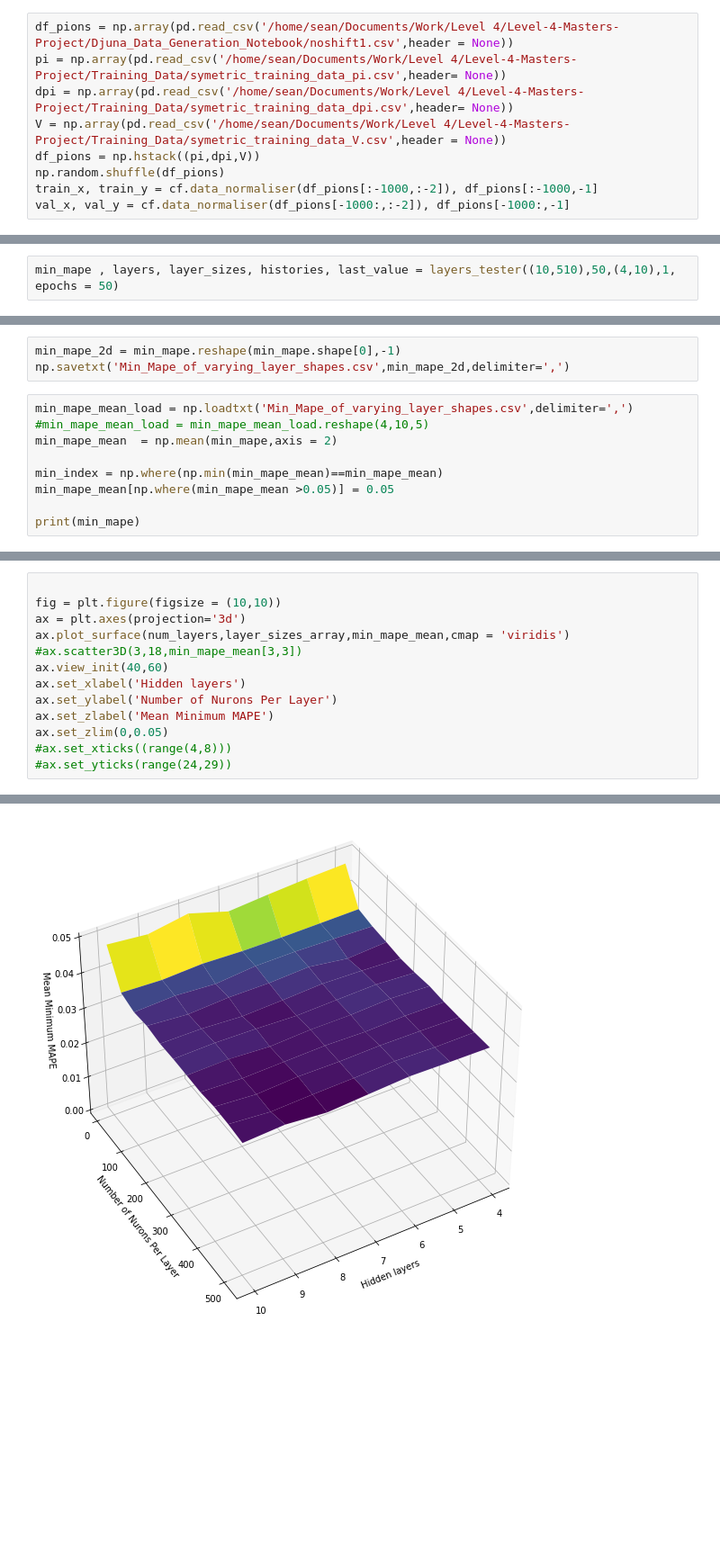
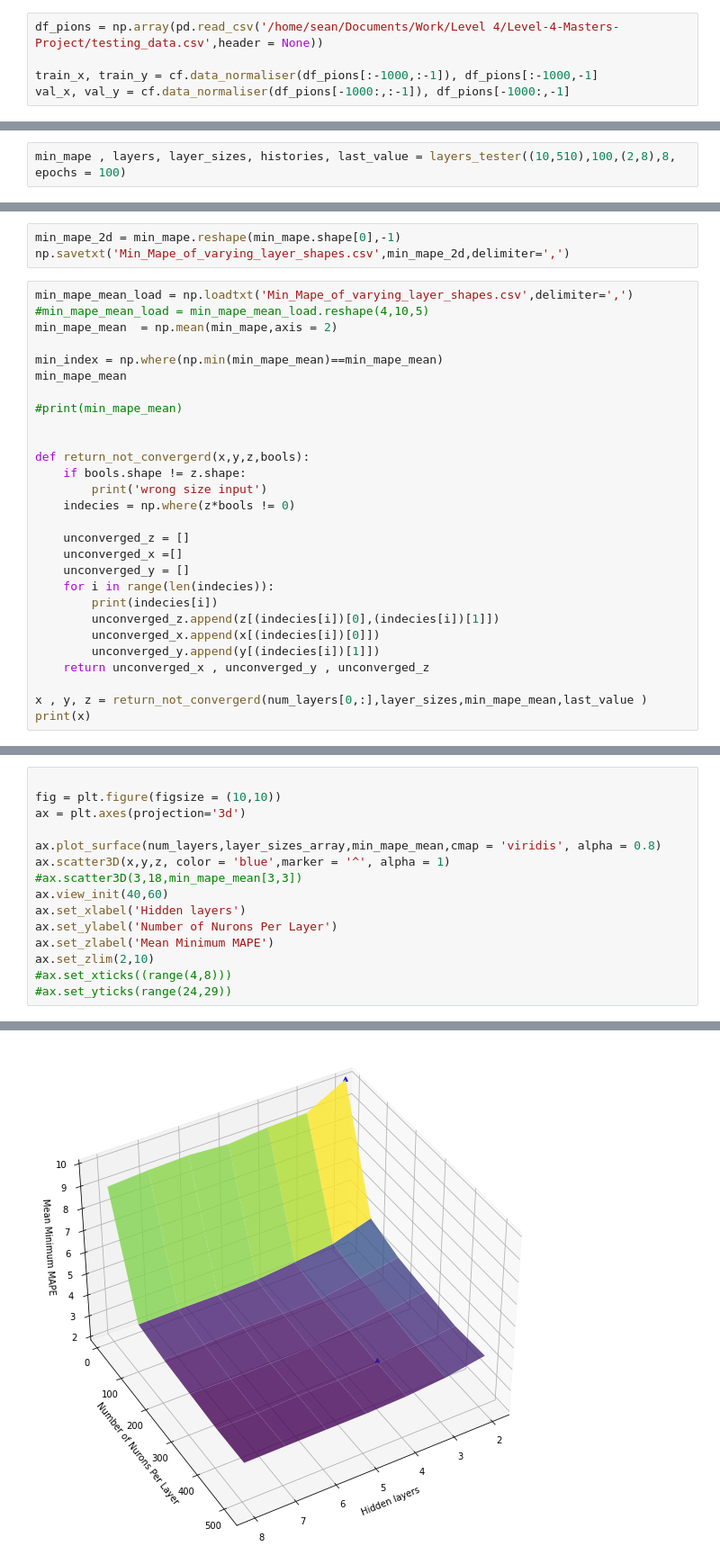
Before and after one commit to seancraven/Level-4-Masters-Project, a Jupyter notebook: Sean_Working_Notebooks/Testing_Notebooks/Layers_testing .ipynb, the cells around one changed output, grey strips where cells are left out. Shown at 90% size. Drawn from its saved outputs; the diff is of its cells as text; blank space fills up the shorter version.

Commit message:
training data points

```diff
--- a/Sean_Working_Notebooks/Testing_Notebooks/Layers_testing .ipynb
+++ b/Sean_Working_Notebooks/Testing_Notebooks/Layers_testing .ipynb
@@ -36,14 +34,10 @@ def reset_keras():
     config.gpu_options.visible_device_list = "0"
     set_session(tf.Session(config=config))
 # %%
-df_pions = np.array(pd.read_csv('/home/sean/Documents/Work/Level 4/Level-4-Masters-Project/Djuna_Data_Generation_Notebook/noshift1.csv',header = None))
-pi = np.array(pd.read_csv('/home/sean/Documents/Work/Level 4/Level-4-Masters-Project/Training_Data/symetric_training_data_pi.csv',header= None))
-dpi = np.array(pd.read_csv('/home/sean/Documents/Work/Level 4/Level-4-Masters-Project/Training_Data/symetric_training_data_dpi.csv',header= None))
-V = np.array(pd.read_csv('/home/sean/Documents/Work/Level 4/Level-4-Masters-Project/Training_Data/symetric_training_data_V.csv',header = None))
-df_pions = np.hstack((pi,dpi,V))
-np.random.shuffle(df_pions)
-train_x, train_y = cf.data_normaliser(df_pions[:-1000,:-2]), df_pions[:-1000,-1]
-val_x, val_y = cf.data_normaliser(df_pions[-1000:,:-2]), df_pions[-1000:,-1]
+df_pions = np.array(pd.read_csv('/home/sean/Documents/Work/Level 4/Level-4-Masters-Project/testing_data.csv',header = None))
+
+train_x, train_y = cf.data_normaliser(df_pions[:-1000,:-1]), df_pions[:-1000,-1]
+val_x, val_y = cf.data_normaliser(df_pions[-1000:,:-1]), df_pions[-1000:,-1]
 # %%
 opt = keras.optimizers.Adam(learning_rate= 0.005, beta_1 = 0.881, beta_2= 0.99)
 # %%
@@ -133,5 +127,5 @@ def layers_tester(size_range,size_spacing,layer_range,repeats,section = 100000,e
 
         return min_mae , layer_range_list, size_list, hist_list, is_last_val_bool
 # %%
-min_mape , layers, layer_sizes, histories, last_value = layers_tester((10,510),50,(4,10),1, epochs = 50)
+min_mape , layers, layer_sizes, histories, last_value = layers_tester((10,510),100,(2,8),8, epochs = 100)
 # %% [output]
@@ -145,7 +165,26 @@ min_mape_mean_load = np.loadtxt('Min_Mape_of_varying_layer_shapes.csv',delimiter
 min_mape_mean  = np.mean(min_mape,axis = 2)
 
 min_index = np.where(np.min(min_mape_mean)==min_mape_mean)
-min_mape_mean[np.where(min_mape_mean >0.05)] = 0.05
+min_mape_mean
 
-print(min_mape)
+#print(min_mape_mean)
+
+
+def return_not_convergerd(x,y,z,bools):
+    if bools.shape != z.shape:
+        print('wrong size input')
+    indecies = np.where(z*bools != 0)
+
+    unconverged_z = []
+    unconverged_x =[]
+    unconverged_y = []
+    for i in range(len(indecies)):
+        print(indecies[i])
+        unconverged_z.append(z[(indecies[i])[0],(indecies[i])[1]])
+        unconverged_x.append(x[(indecies[i])[0]])
+        unconverged_y.append(y[(indecies[i])[1]])
+    return unconverged_x , unconverged_y , unconverged_z
+
+x , y, z = return_not_convergerd(num_layers[0,:],layer_sizes,min_mape_mean,last_value )
+print(x)
 # %% [output]
@@ -177,13 +202,15 @@ print(num_layers.shape,layer_sizes_array.shape,min_mape_mean.shape)
 
 fig = plt.figure(figsize = (10,10))
 ax = plt.axes(projection='3d')
-ax.plot_surface(num_layers,layer_sizes_array,min_mape_mean,cmap = 'viridis')
+
+ax.plot_surface(num_layers,layer_sizes_array,min_mape_mean,cmap = 'viridis', alpha = 0.8)
+ax.scatter3D(x,y,z, color = 'blue',marker = '^', alpha = 1)
 #ax.scatter3D(3,18,min_mape_mean[3,3])
 ax.view_init(40,60)
 ax.set_xlabel('Hidden layers')
 ax.set_ylabel('Number of Nurons Per Layer')
 ax.set_zlabel('Mean Minimum MAPE')
-ax.set_zlim(0,0.05)
+ax.set_zlim(2,10)
 #ax.set_xticks((range(4,8)))
 #ax.set_yticks(range(24,29))
 # %% [output]
@@ -191,2 +218,2 @@ ax.set_zlim(0,0.05)
-[figure, old version]
+[figure, new version]
 # %%
```
Also changed, not shown: parts of 8 cells of this notebook, 2 other files.
